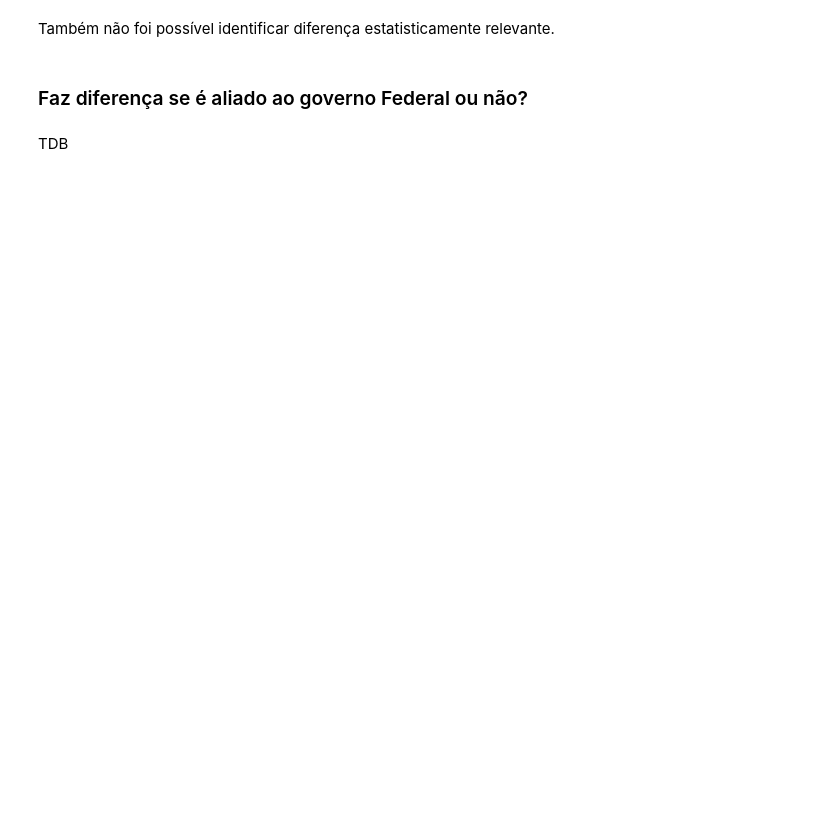
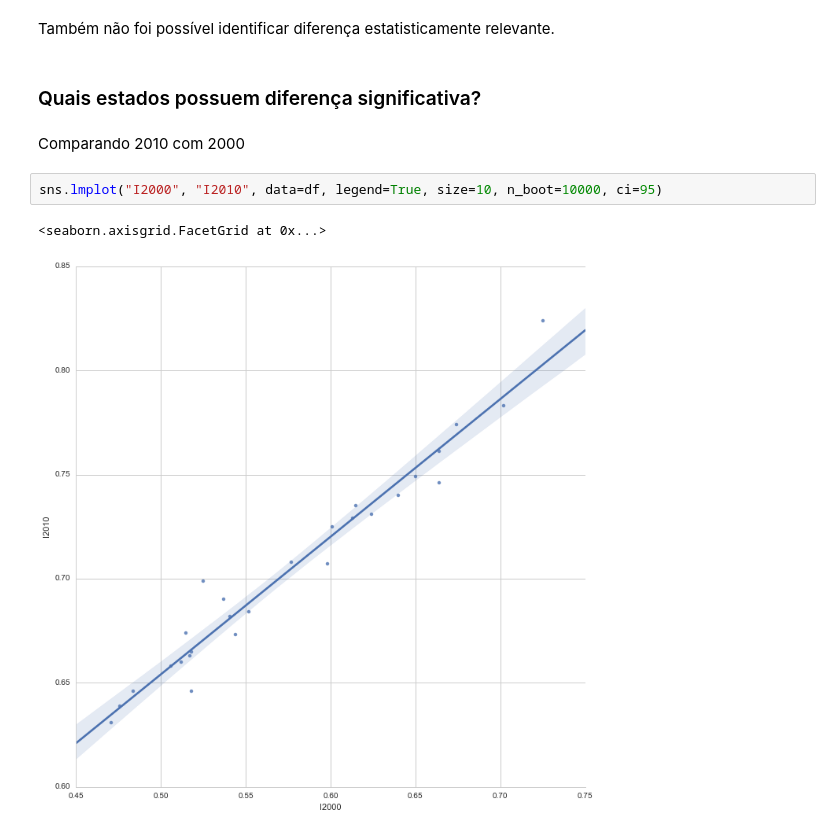
Before and after one commit to xboard/xboard.github.io, a Jupyter notebook: ipynb/IDH.ipynb, the cells around one changed output. Saved outputs shown, nothing was run; the diff lists cells and outputs as text; blank space fills up the shorter version.

```diff
--- a/ipynb/IDH.ipynb
+++ b/ipynb/IDH.ipynb
@@ -391,7 +393,12 @@ OLS Regression Results
 | Kurtosis: | 3.236 | Cond. No. | 5.20 |
 # %% [markdown]
 Também não foi possível identificar diferença estatisticamente relevante.
-# %% [markdown]
-### Faz diferença se é aliado ao governo Federal ou não?
-# %% [markdown]
-TDB
+# %% [markdown]
+### Quais estados possuem diferença significativa?
+# %% [markdown]
+Comparando 2010 com 2000
+# %%
+sns.lmplot("I2000", "I2010", data=df, legend=True, size=10, n_boot=10000, ci=95)
+# %% [output]
+<seaborn.axisgrid.FacetGrid at 0x...>
+[figure, added]
```
Also changed, not shown: parts of 12 cells of this notebook.
